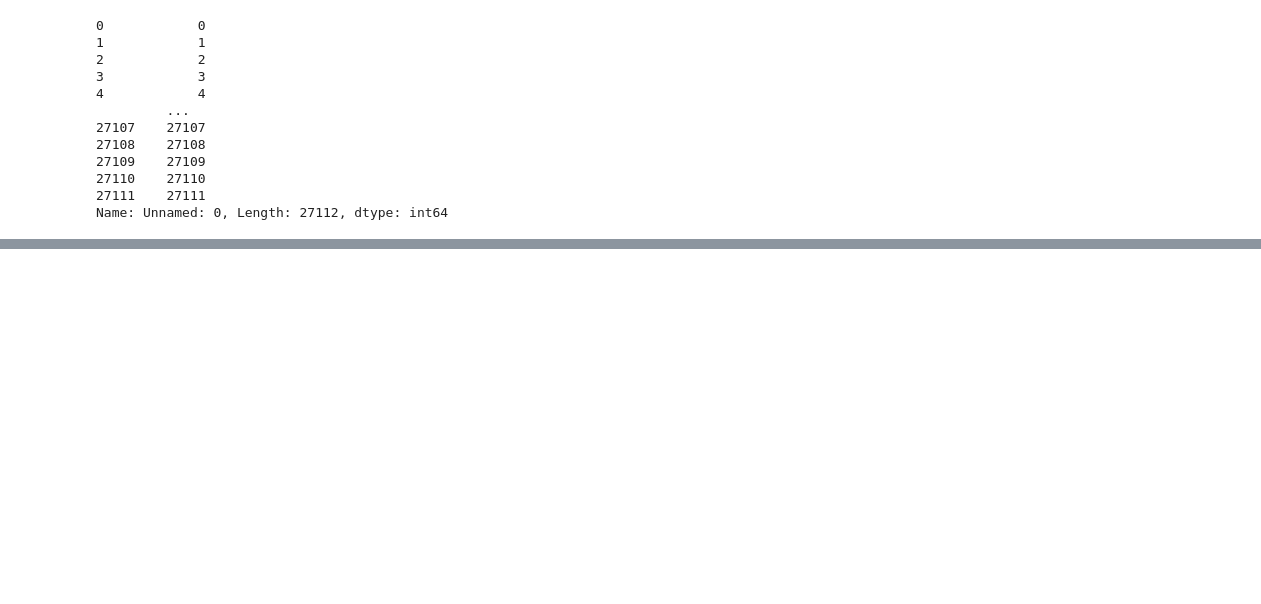
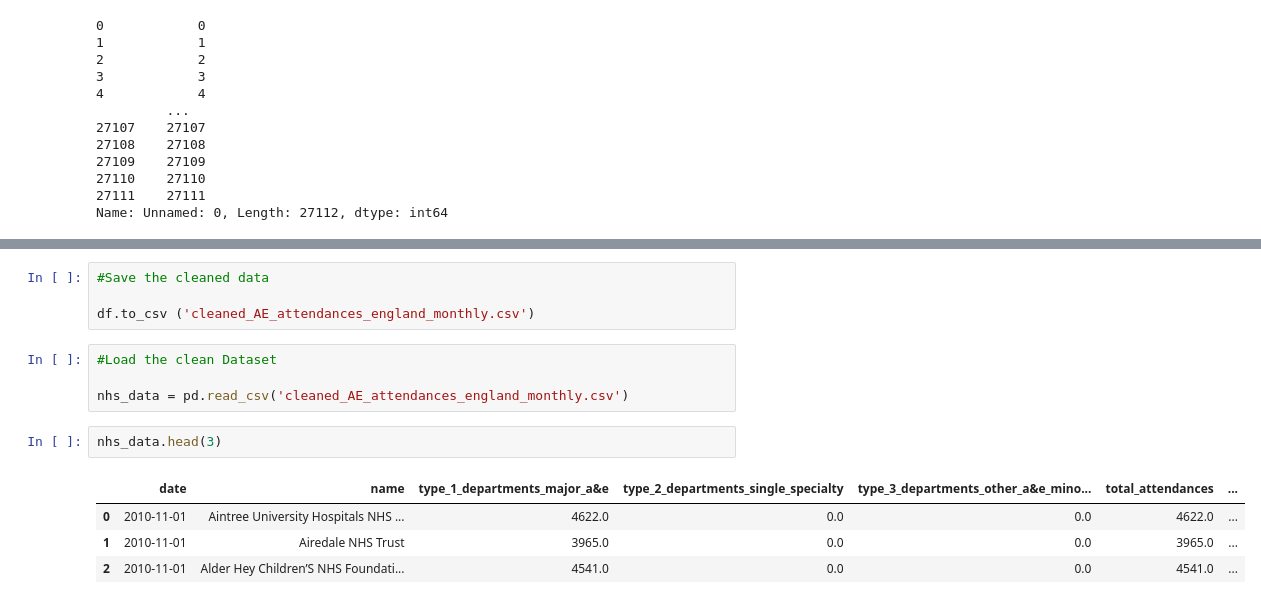
Before and after one commit to iamjaraa/NHS, a Jupyter notebook: Nhs.ipynb, the cells around one changed output, grey strips where cells are left out. Saved outputs shown, nothing was run; the diff lists cells and outputs as text; blank space fills up the shorter version.

```diff
--- a/Nhs.ipynb
+++ b/Nhs.ipynb
@@ -134,0 +208,15 @@ data.rename(columns={
+# %%
+#Save the cleaned data
+
+df.to_csv ('cleaned_AE_attendances_england_monthly.csv')
+# %%
+#Load the clean Dataset
+
+nhs_data = pd.read_csv('cleaned_AE_attendances_england_monthly.csv')
+# %%
+nhs_data.head(3)
+# %% [output]
+|  | date | name | type_1_departments_major_a&e | type_2_departments_single_specialty | type_3_departments_other_a&e_mino... | total_attendances | ... |
+| 0 | 2010-11-01 | Aintree University Hospitals NHS ... | 4622.0 | 0.0 | 0.0 | 4622.0 | ... |
+| 1 | 2010-11-01 | Airedale NHS Trust | 3965.0 | 0.0 | 0.0 | 3965.0 | ... |
+| 2 | 2010-11-01 | Alder Hey Children’S NHS Foundati... | 4541.0 | 0.0 | 0.0 | 4541.0 | ... |
```
Also changed, not shown: parts of 17 cells of this notebook, 1 other file.
